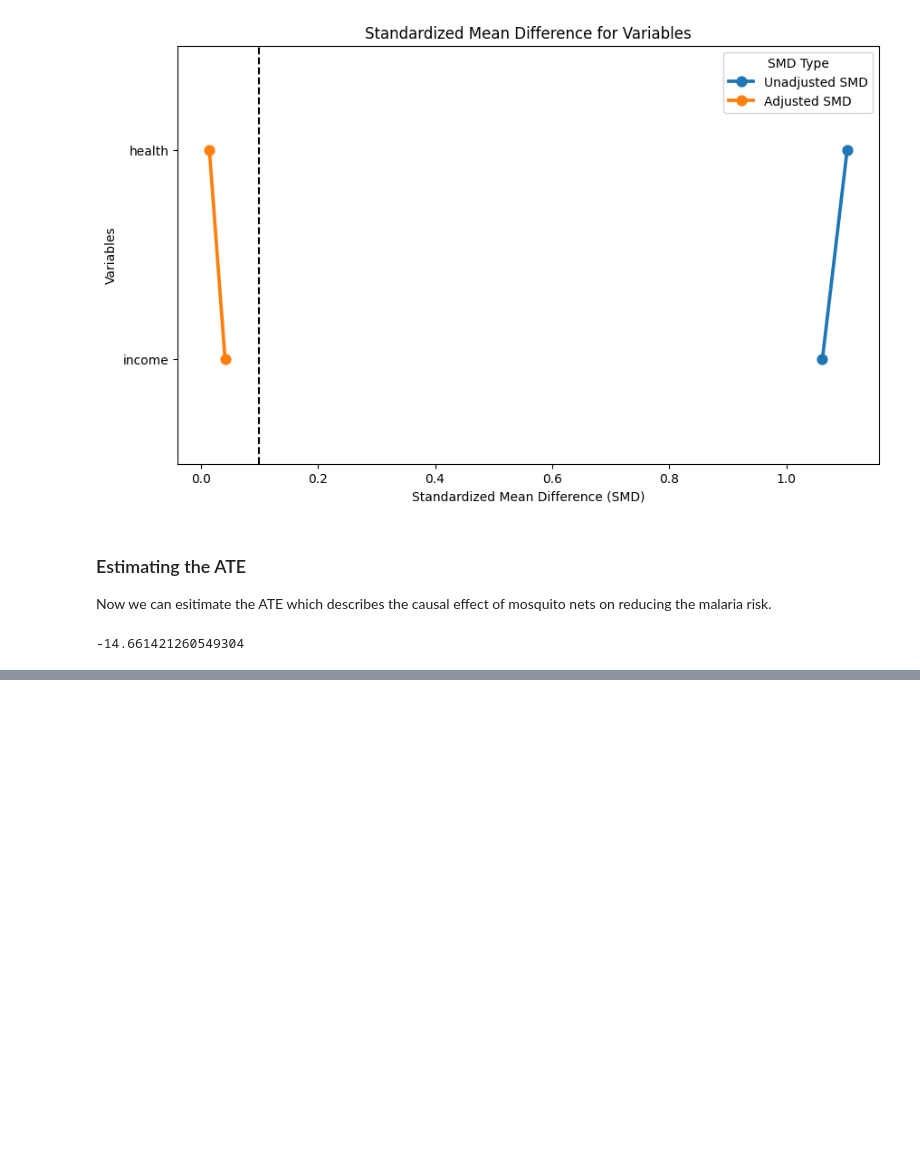
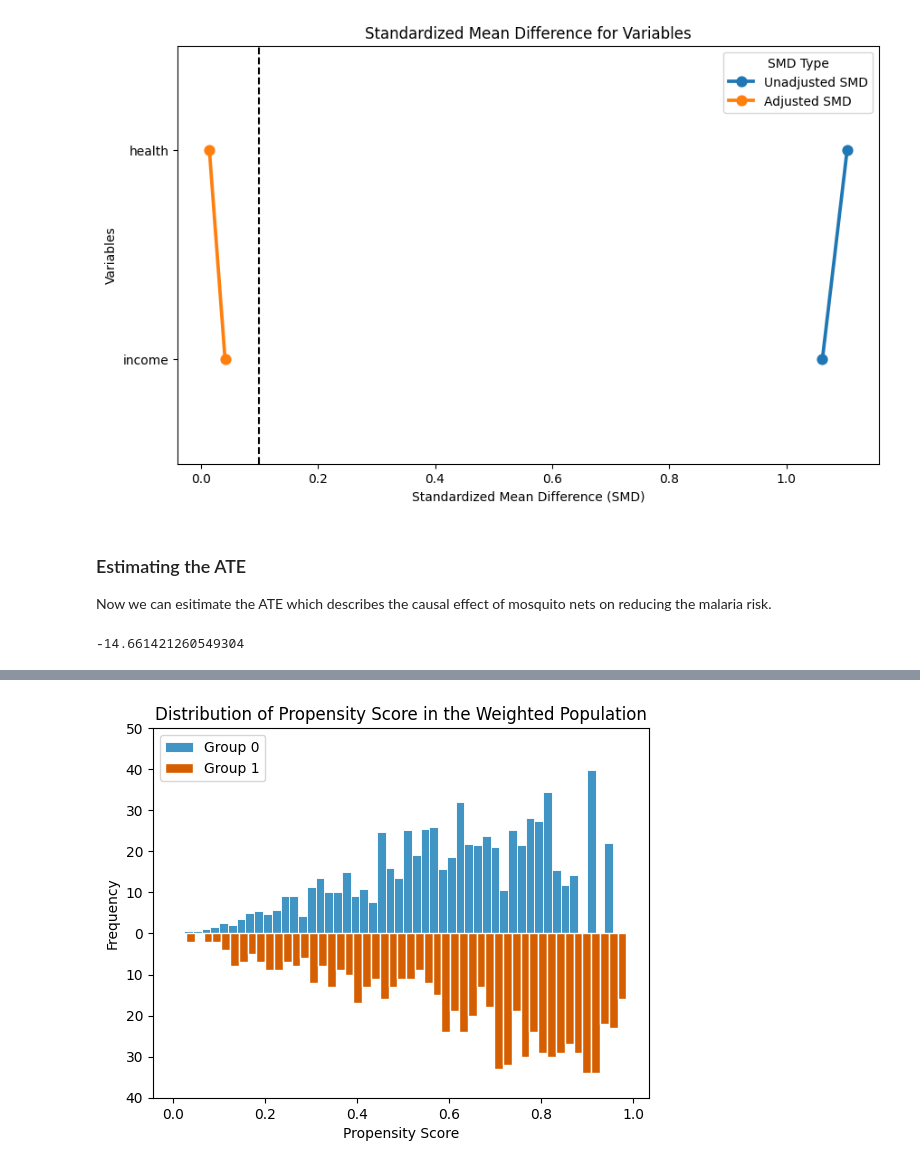
Before and after one commit to shafayetShafee/skmiscpy, a Jupyter notebook: docs/example.ipynb, the cells around one changed output, grey strips where cells are left out. Cells and saved outputs as stored; diff of their text form; code cells hidden in the pictures; blank space fills up the shorter version.

```diff
--- a/docs/example.ipynb
+++ b/docs/example.ipynb
@@ -169,0 +180,9 @@ So we can say, using a mosquito net reduces the risk of malaria by 14.7 points,
+# %%
+data_wt_att = (
+    data_ps
+      .assign(
+        wts_att = data_ps['net'] + (1 - data_ps['net']) * data_ps['ps'] / (1 - data_ps['ps'])
+    )
+)
+
+data_wt_att.head()
@@ -169,0 +196,11 @@ So we can say, using a mosquito net reduces the risk of malaria by 14.7 points,
+# %%
+plot_mirror_histogram(
+    data = data_wt_att,
+    var = 'ps',
+    group = 'net',
+    weights = 'wts_att',
+    title = "Distribution of Propensity Score in the Weighted Population",
+    xlabel = "Propensity Score"
+)
+# %% [output]
+[figure, added]
```
Also changed, not shown: parts of 11 cells of this notebook.
